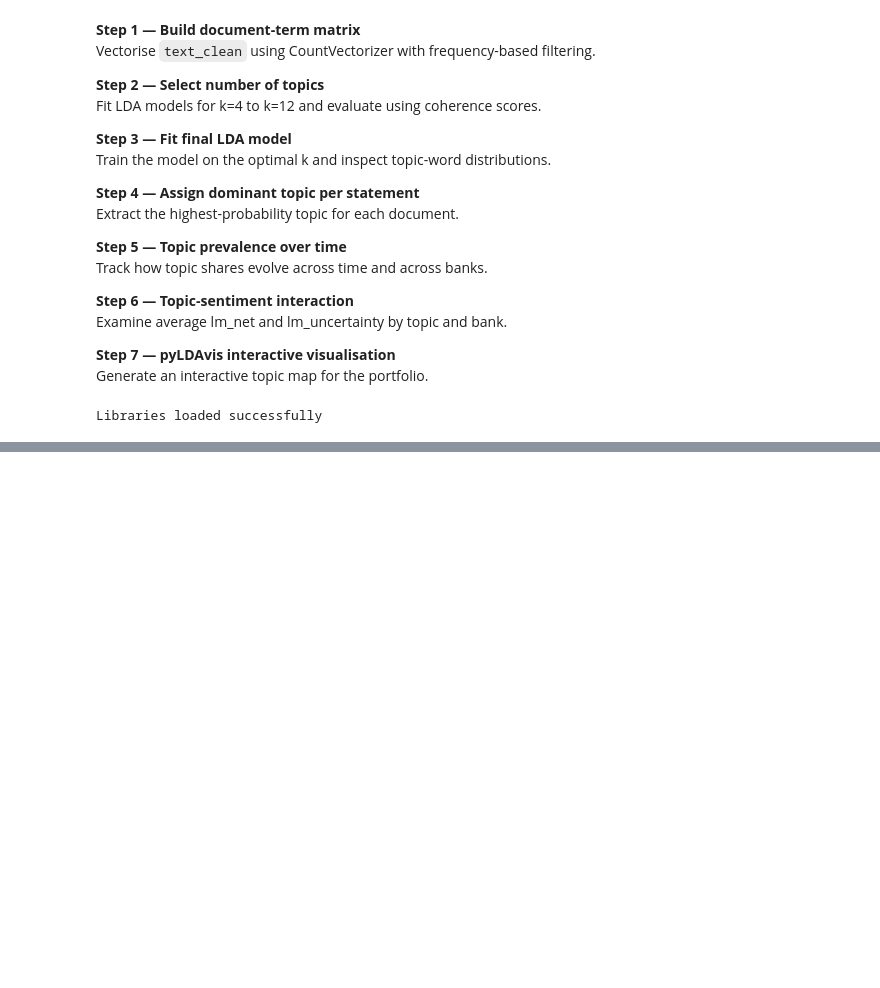
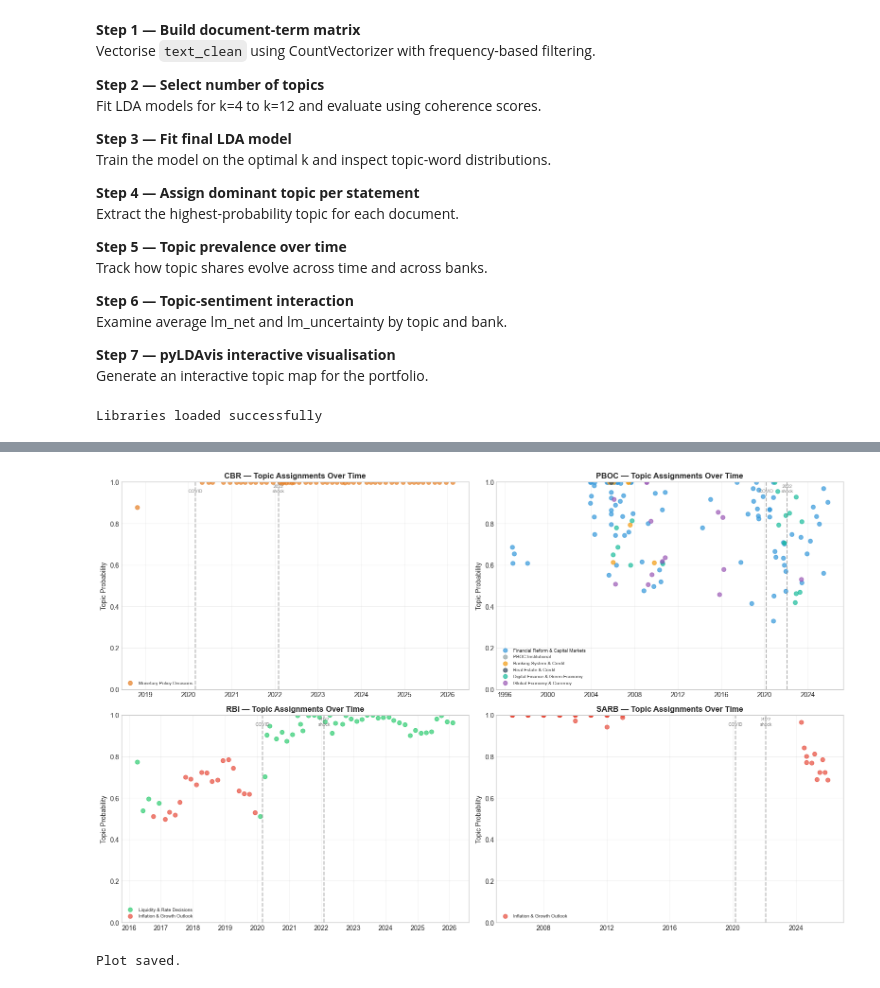
Before and after one commit to Aadhi0105/BRICS-Trade-Labour-Portfolio, a Jupyter notebook: 05_monetary_policy_sentiment/notebook_3_lda.ipynb, the cells around one changed output, grey strips where cells are left out. Drawn from its saved outputs; the diff is of its cells as text; code cells hidden in the pictures; blank space fills up the shorter version.

```diff
--- a/05_monetary_policy_sentiment/notebook_3_lda.ipynb
+++ b/05_monetary_policy_sentiment/notebook_3_lda.ipynb
@@ -85,0 +436,51 @@ Libraries loaded successfully
+# %%
+fig, axes = plt.subplots(2, 2, figsize=(16, 10))
+axes = axes.flatten()
+
+colors_topic = {
+    'Inflation & Growth Outlook': '#e74c3c',
+    'Monetary Policy Decisions': '#e67e22',
+    'Liquidity & Rate Decisions': '#2ecc71',
+    'Financial Reform & Capital Markets': '#3498db',
+    'Global Economy & Currency': '#9b59b6',
+    'Digital Finance & Green Economy': '#1abc9c',
+    'Banking System & Credit': '#f39c12',
+    'PBOC Institutional': '#95a5a6',
+    'Real Estate & Credit': '#34495e'
+}
+
+for idx, bank in enumerate(['CBR', 'PBOC', 'RBI', 'SARB']):
+    bank_df = df[df['central_bank'] == bank].sort_values('date')
+    topics_in_bank = bank_df['topic_label'].unique()
+
+    for topic in topics_in_bank:
+        topic_df = bank_df[bank_df['topic_label'] == topic]
+        axes[idx].scatter(
+            topic_df['date'],
+            topic_df['topic_probability'],
+            label=topic,
+            color=colors_topic.get(topic, '#333333'),
+            alpha=0.7, s=40
+        )
+
+    # Annotate key events
+    for date, label in [('2022-02-01', '2022\nshock'), ('2020-03-01', 'COVID')]:
+        axes[idx].axvline(pd.Timestamp(date), color='gray',
+                         linestyle='--', alpha=0.6)
+        axes[idx].text(pd.Timestamp(date), 0.95, label,
+                      fontsize=7, ha='center', color='gray',
+                      transform=axes[idx].get_xaxis_transform())
+
+    axes[idx].set_title(f'{bank} — Topic Assignments Over Time', fontweight='bold')
+    axes[idx].set_ylabel('Topic Probability')
+    axes[idx].set_ylim(0, 1)
+    axes[idx].legend(fontsize=7, loc='lower left')
+    axes[idx].grid(True, alpha=0.3)
+
+plt.tight_layout()
+plt.savefig('data/topic_prevalence.png', dpi=150, bbox_inches='tight')
+plt.show()
+print("Plot saved.")
+# %% [output]
+[figure, added]
+Plot saved.
```
Also changed, not shown: parts of 26 cells of this notebook.
